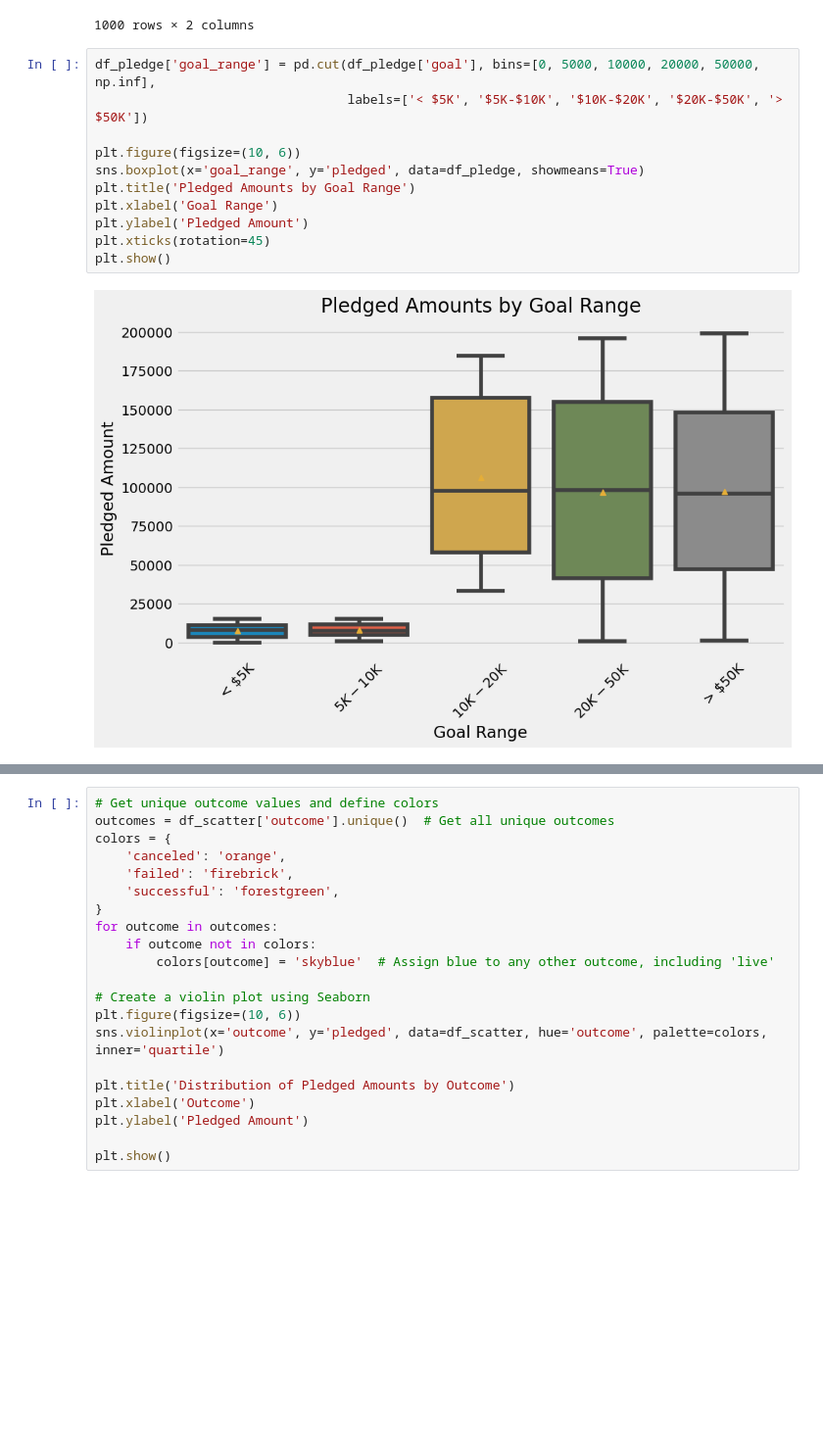
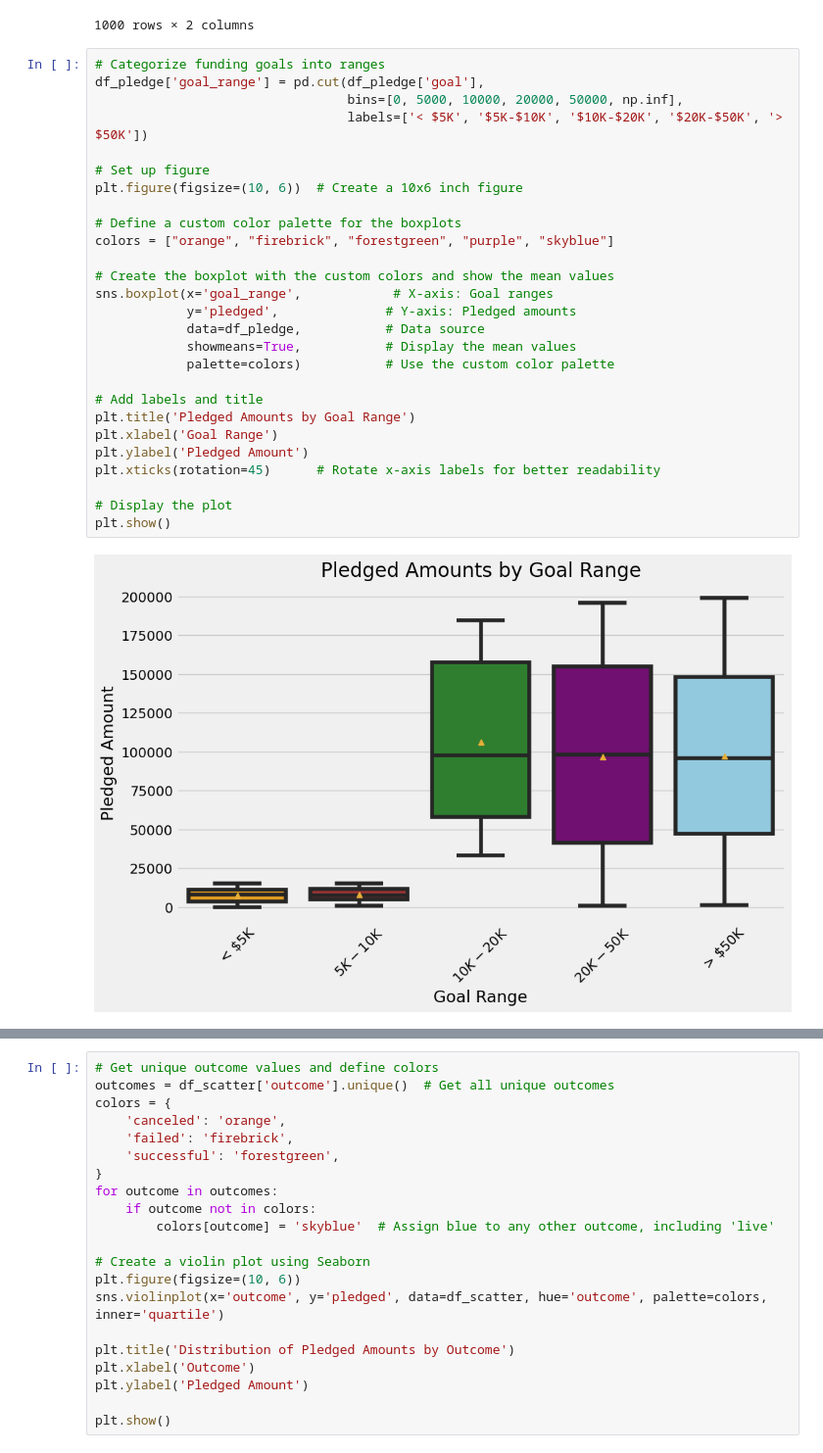
Before and after one commit to andrew-m-vick/Crowdfunding_ETL, a Jupyter notebook: Analysis/Analysis.ipynb, the cells around one changed output, grey strips where cells are left out. Shown at 98% size. Saved outputs shown, nothing was run; the diff lists cells and outputs as text; blank space fills up the shorter version.

```diff
--- a/Analysis/Analysis.ipynb
+++ b/Analysis/Analysis.ipynb
@@ -159,19 +158,35 @@ df_pledge
 | 998 | 66600.0 | 37823.0 |
 | 999 | 111100.0 | 62819.0 |
 1000 rows × 2 columns
-# %%
-df_pledge['goal_range'] = pd.cut(df_pledge['goal'], bins=[0, 5000, 10000, 20000, 50000, np.inf],
-                                 labels=['< $5K', '$5K-$10K', '$10K-$20K', '$20K-$50K', '> $50K'])
-
-plt.figure(figsize=(10, 6))
-sns.boxplot(x='goal_range', y='pledged', data=df_pledge, showmeans=True)
-plt.title('Pledged Amounts by Goal Range')
-plt.xlabel('Goal Range')
-plt.ylabel('Pledged Amount')
-plt.xticks(rotation=45)
-plt.show()
-# %% [output]
-[figure, removed]
+# %%
+# Categorize funding goals into ranges
+df_pledge['goal_range'] = pd.cut(df_pledge['goal'],
+                                 bins=[0, 5000, 10000, 20000, 50000, np.inf],
+                                 labels=['< $5K', '$5K-$10K', '$10K-$20K', '$20K-$50K', '> $50K'])
+
+# Set up figure
+plt.figure(figsize=(10, 6))  # Create a 10x6 inch figure
+
+# Define a custom color palette for the boxplots
+colors = ["orange", "firebrick", "forestgreen", "purple", "skyblue"]
+
+# Create the boxplot with the custom colors and show the mean values
+sns.boxplot(x='goal_range',            # X-axis: Goal ranges
+            y='pledged',              # Y-axis: Pledged amounts
+            data=df_pledge,           # Data source
+            showmeans=True,           # Display the mean values
+            palette=colors)           # Use the custom color palette
+
+# Add labels and title
+plt.title('Pledged Amounts by Goal Range')
+plt.xlabel('Goal Range')
+plt.ylabel('Pledged Amount')
+plt.xticks(rotation=45)      # Rotate x-axis labels for better readability
+
+# Display the plot
+plt.show()
+# %% [output]
+[figure, added]
 # %%
 # Query for the data needed for the scatter plot
 with Session(bind=engine) as session:
```
Also changed, not shown: parts of 4 cells of this notebook, 1 other file.
